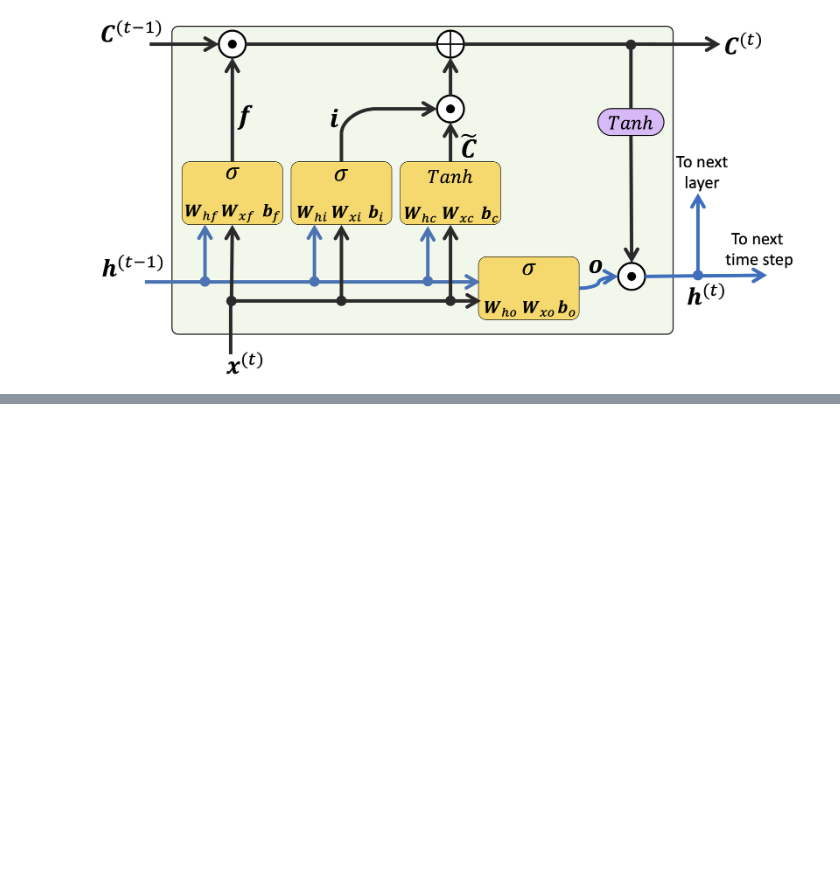
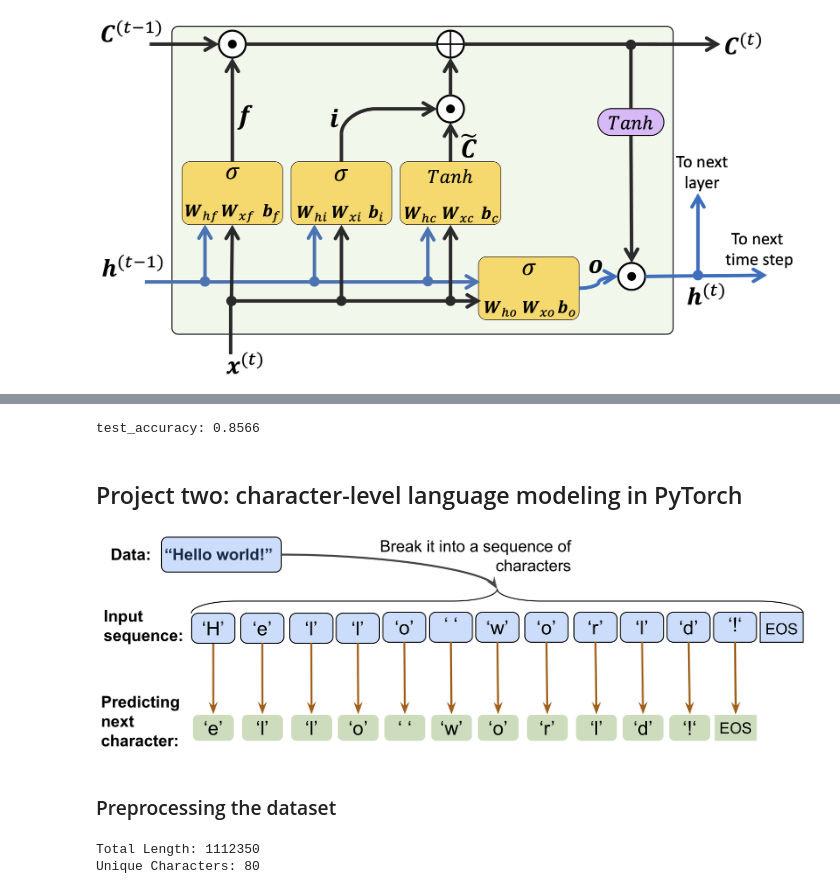
Before and after one commit to gitony0101/blog-stats-tony, a Jupyter notebook: pytorch/4-rnn.ipynb, the cells around one changed output, grey strips where cells are left out. Cells and saved outputs as stored; diff of their text form; code cells hidden in the pictures; blank space fills up the shorter version.

```diff
--- a/pytorch/4-rnn.ipynb
+++ b/pytorch/4-rnn.ipynb
@@ -128,0 +510,30 @@ Image(filename='figures/15_09.png', width=700)
+# %%
+acc_test, _ = evaluate(test_dl)
+print(f'test_accuracy: {acc_test:.4f}')
+# %% [output]
+test_accuracy: 0.8566
+# %% [markdown]
+## Project two: character-level language modeling in PyTorch
+# %%
+Image(filename='figures/15_11.png', width=700)
+# %% [output]
+[figure, added]
+# %% [markdown]
+### Preprocessing the dataset
+# %%
+import numpy as np
+
+## Reading and processing text
+with open('1268-0.txt', 'r', encoding="utf8") as fp:
+    text = fp.read()
+
+start_indx = text.find('THE MYSTERIOUS ISLAND')
+end_indx = text.find('End of the Project Gutenberg')
+
+text = text[start_indx:end_indx]
+char_set = set(text)
+print(f'Total Length: {len(text)}')
+print(f'Unique Characters: {len(char_set)}')
+# %% [output]
+Total Length: 1112350
+Unique Characters: 80
```
Also changed, not shown: parts of 52 cells of this notebook, 5 other files.
